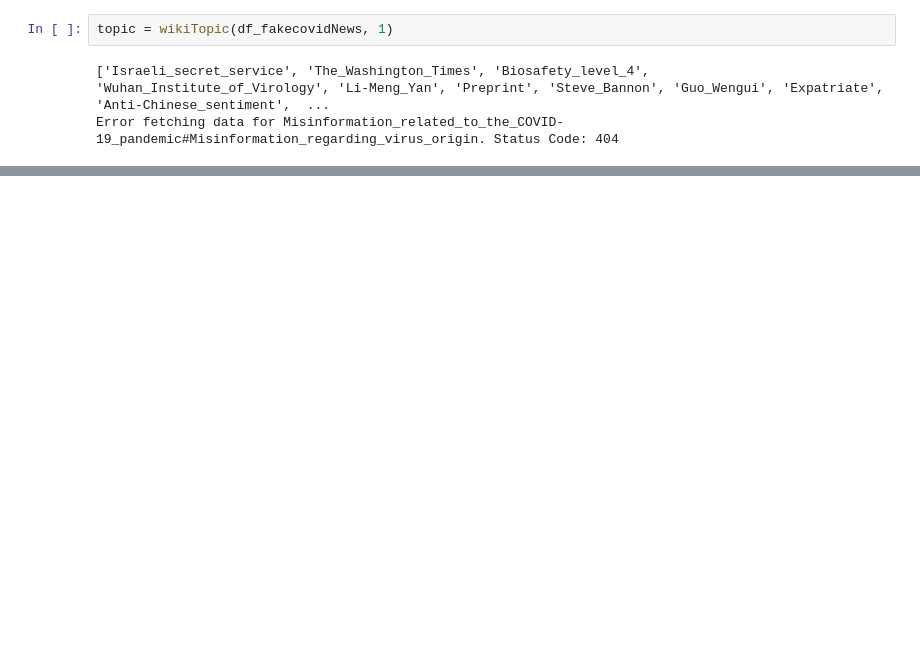
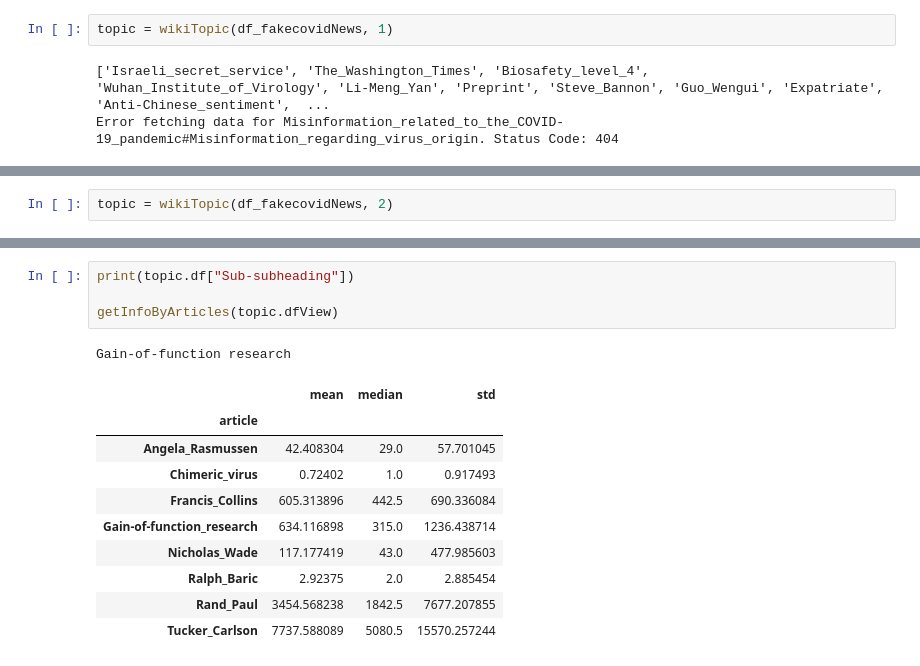
Before and after one commit to epfl-ada/ada-2023-project-thedogues1815, a Jupyter notebook: data_clustering_pablo_milestone3.ipynb, the cells around one changed output, grey strips where cells are left out. Saved outputs shown, nothing was run; the diff lists cells and outputs as text; blank space fills up the shorter version.

```diff
--- a/data_clustering_pablo_milestone3.ipynb
+++ b/data_clustering_pablo_milestone3.ipynb
@@ -180,0 +267,2 @@ getViewsNormalizedTotal(topic, standarization).plot()
+# %%
+topic = wikiTopic(df_fakecovidNews, 2)
@@ -180,0 +287,16 @@ getViewsNormalizedTotal(topic, standarization).plot()
+# %%
+print(topic.df["Sub-subheading"])
+
+getInfoByArticles(topic.dfView)
+# %% [output]
+Gain-of-function research
+|  | mean | median | std |
+| article |  |  |  |
+| Angela_Rasmussen | 42.408304 | 29.0 | 57.701045 |
+| Chimeric_virus | 0.72402 | 1.0 | 0.917493 |
+| Francis_Collins | 605.313896 | 442.5 | 690.336084 |
+| Gain-of-function_research | 634.116898 | 315.0 | 1236.438714 |
+| Nicholas_Wade | 117.177419 | 43.0 | 477.985603 |
+| Ralph_Baric | 2.92375 | 2.0 | 2.885454 |
+| Rand_Paul | 3454.568238 | 1842.5 | 7677.207855 |
+| Tucker_Carlson | 7737.588089 | 5080.5 | 15570.257244 |
```
Also changed, not shown: parts of 18 cells of this notebook.
